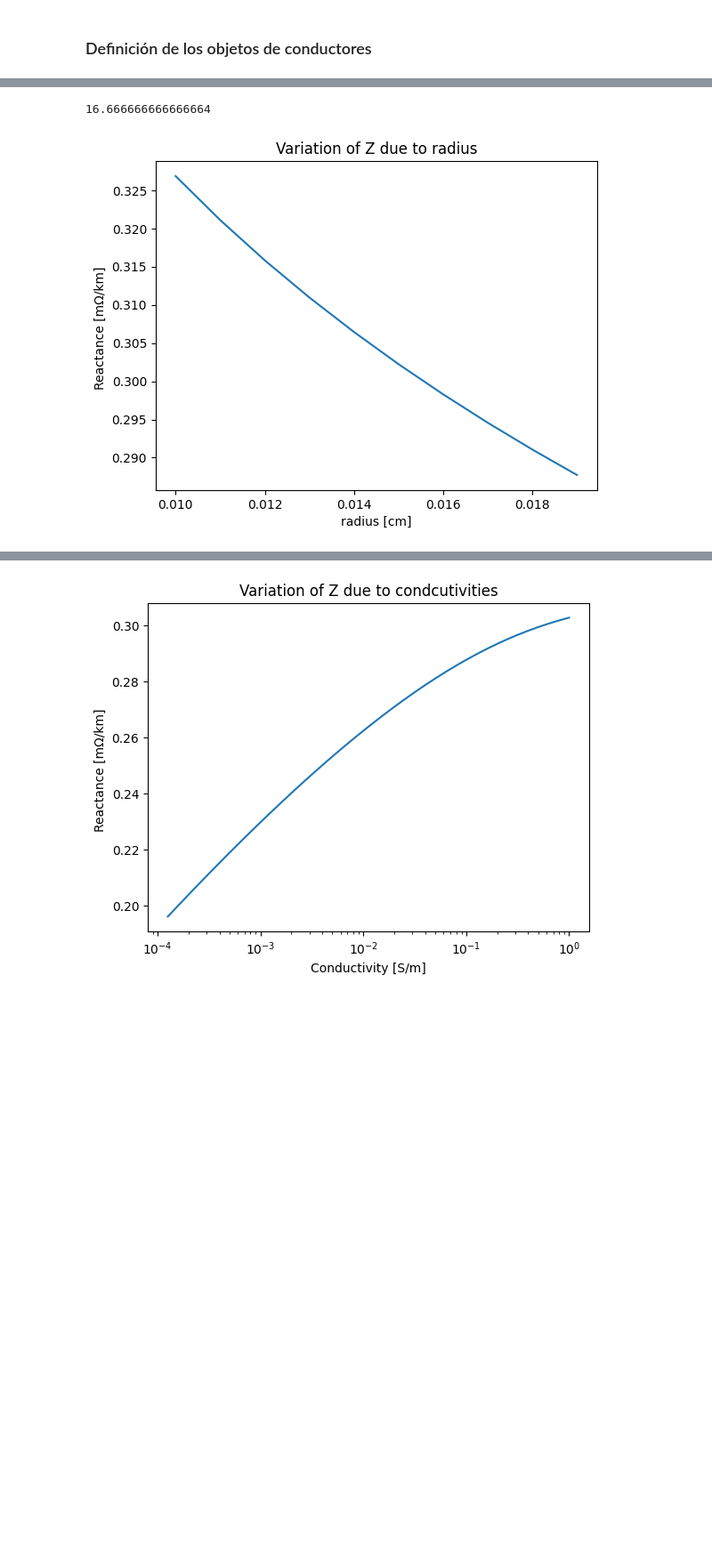
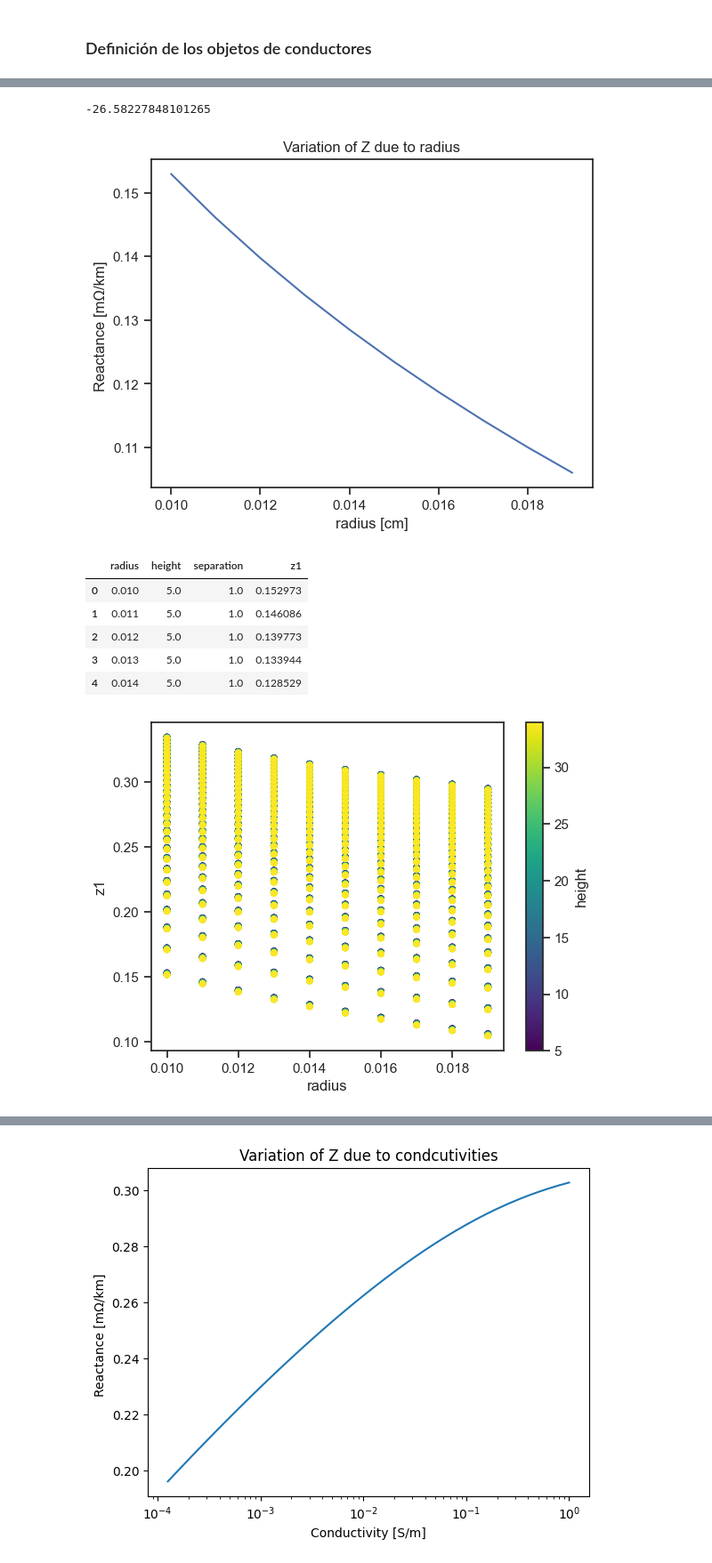
Before and after one commit to ErnestoPerezUN/Transmission-Lines, a Jupyter notebook: Calc_param.ipynb, the cells around one changed output, grey strips where cells are left out. Shown at 89% size. Cells and saved outputs as stored; diff of their text form; code cells hidden in the pictures; blank space fills up the shorter version.

Commit message:
bug fixes calc_param function

```diff
--- a/Calc_param.ipynb
+++ b/Calc_param.ipynb
@@ -28,18 +31,21 @@ from cond_clases  import *
 mu_0=4* np.pi*1e-7
 eps_0=8.85e-12
 # %%
-sigma_g=0.01
+sigma_g=0.1
 mu_gr=1
 eps_gr=10
 freq=60
 
-cond_p=cable('flicker', r=0.012, Rdc=0.102298851, Rac=0.125287356, Tac=75, Imax=659)#
+cond_p=cable('flicker', r=0.0079, Rdc=0.102298851, Rac=0.125287356, Tac=75, Imax=659)#
 cond_p2=cable('parakeet', r=0.010, Rdc=0.088218391, Rac=0.125287356, Tac=75, Imax=659)
 cond_n=cable('OPGW AC47', r=0.0725, Rdc=0.3, Rac=0.3, Tac=75, Imax=400)
 cond_1=conductor(cond_p,'a',0,20)
-cond_2=conductor(cond_p,'b',4,20)
-cond_3=conductor(cond_p,'c',8,20)
-cond_1n=conductor(cond_n,'n',0,24)
-conductors=[cond_1,cond_2,cond_3,cond_1n]
+cond_2=conductor(cond_p,'b',6,20)
+cond_3=conductor(cond_p,'c',12,20)
+cond_1n=conductor(cond_n,'n',3,30)
+cond_2n=conductor(cond_n,'n',9,30)
+conductors=[cond_1,cond_2,cond_3,cond_1n,cond_2n]
 #print(conductors)
 T1=Tower('115kV',conductors)
+Zall=calc_param(T1, freq, sigma_g, mu_gr, eps_gr)
+print(Zall.z1*1000)
@@ -46,22 +70,51 @@ T1=Tower('115kV',conductors)
 # %%
 (cond_p.r-cond_p2.r)/cond_p.r*100
 # %% [output]
-16.666666666666664
+-26.58227848101265
 # %%
-h=[20,22,24,26,28,30]
-sep=[2,3,4,5]
+#h=[20,22,24,26,28,30]
+heigths=[5+i for i in range(30)]
+#sep=[2,3,4,5]
+sep=[1+i*.2 for i in range(30)]
 rcon = [cond_p2.r * (1 + 0.1 * i) for i in range(10)]  # Use list comprehension to populate rcon
 z1_variation = []
-for r in rcon:
-    for j in range(T1.n_cond):
-        T1.phases[j].c.r = r  # Assign the radius directly
-    Zall = calc_param(T1, freq, sigma_g, mu_gr, eps_gr)
-    z1_variation.append(np.imag(Zall.z1)*1e3)
+data = pd.DataFrame(columns=['radius', 'height','separation','z1'])
+i=0
+ind_i=0
+for s in sep:
+    for i in range(T1.n_cond):
+        if i>0 and i < T1.n_cond-1:
+            T1.phases[i].pos_x = T1.phases[i-1].pos_x+s  # Assign the radius directly
+        elif i>=T1.n_cond-1:
+            T1.phases[i].pos_x = T1.phases[i-1].pos_x#height neutral conductor
+
+    for h in heigths:
+        for k in range(T1.n_cond):
+            if k < T1.n_cond-1:
+                T1.phases[k].pos_y = h  # Assign the radius directly
+            else:
+                T1.phases[k].pos_y = h+4 #height neutral conductor
+        for r in rcon:
+            for j in range(T1.n_cond):
+                T1.phases[j].c.r = r  # Assign the radius directly
+            Zall = calc_param(T1, freq, sigma_g, mu_gr, eps_gr)
+            data.loc[ind_i] = [r, h, s, np.imag(Zall.z1)*1e3]
+            z1_variation.append(np.imag(Zall.z1)*1e3)
+            ind_i+=1
 fig, ax = plt.subplots()
-line, = ax.plot(rcon, z1_variation)
+line, = ax.plot(rcon, z1_variation[0:10])
 ax.set_title("Variation of Z due to radius")
 ax.set_xlabel("radius [cm]")
 ax.set_ylabel("Reactance [mΩ/km] ")
 plt.show()
+data.plot(x='radius', y='z1', kind='scatter', c='height', colormap='viridis')
+display(data.head())
 # %% [output]
-[figure, old version]
+[figure, new version]
+|  | radius | height | separation | z1 |
+| 0 | 0.010 | 5.0 | 1.0 | 0.152973 |
+| 1 | 0.011 | 5.0 | 1.0 | 0.146086 |
+| 2 | 0.012 | 5.0 | 1.0 | 0.139773 |
+| 3 | 0.013 | 5.0 | 1.0 | 0.133944 |
+| 4 | 0.014 | 5.0 | 1.0 | 0.128529 |
+[figure, added]
```
Also changed, not shown: parts of 8 cells of this notebook, 1 other file.
